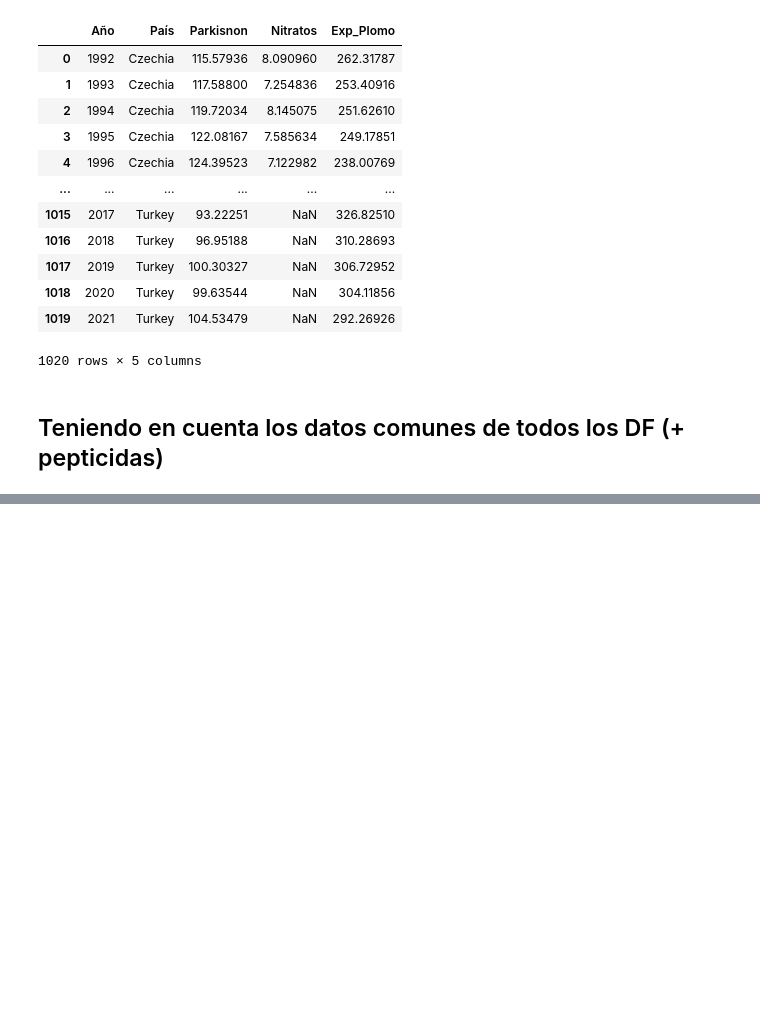
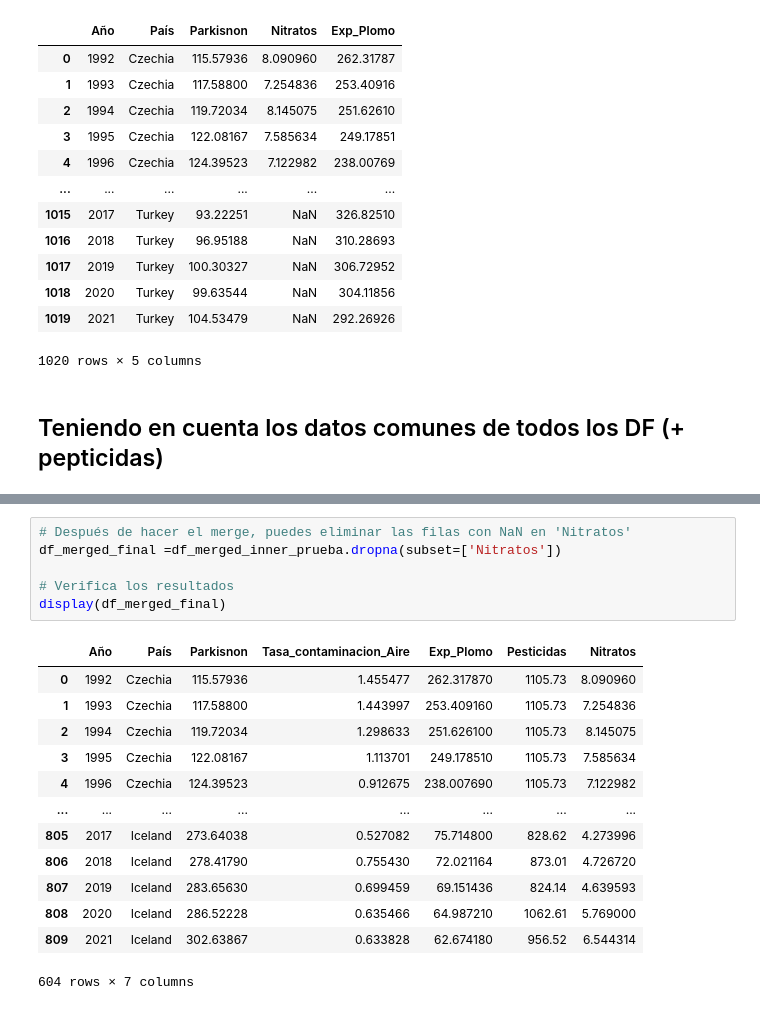
Before and after one commit to Lorenacalvoperez/Trabajo-Fin-de-Grado, a Jupyter notebook: SCRIPTS/DataFrames.ipynb, the cells around one changed output, grey strips where cells are left out. Drawn from its saved outputs; the diff is of its cells as text; blank space fills up the shorter version.

```diff
--- a/SCRIPTS/DataFrames.ipynb
+++ b/SCRIPTS/DataFrames.ipynb
@@ -481,0 +483,20 @@ display(df_merged_inner)
+# %%
+# Después de hacer el merge, puedes eliminar las filas con NaN en 'Nitratos'
+df_merged_final =df_merged_inner_prueba.dropna(subset=['Nitratos'])
+
+# Verifica los resultados
+display(df_merged_final)
+# %% [output]
+|  | Año | País | Parkisnon | Tasa_contaminacion_Aire | Exp_Plomo | Pesticidas | Nitratos |
+| 0 | 1992 | Czechia | 115.57936 | 1.455477 | 262.317870 | 1105.73 | 8.090960 |
+| 1 | 1993 | Czechia | 117.58800 | 1.443997 | 253.409160 | 1105.73 | 7.254836 |
+| 2 | 1994 | Czechia | 119.72034 | 1.298633 | 251.626100 | 1105.73 | 8.145075 |
+| 3 | 1995 | Czechia | 122.08167 | 1.113701 | 249.178510 | 1105.73 | 7.585634 |
+| 4 | 1996 | Czechia | 124.39523 | 0.912675 | 238.007690 | 1105.73 | 7.122982 |
+| ... | ... | ... | ... | ... | ... | ... | ... |
+| 805 | 2017 | Iceland | 273.64038 | 0.527082 | 75.714800 | 828.62 | 4.273996 |
+| 806 | 2018 | Iceland | 278.41790 | 0.755430 | 72.021164 | 873.01 | 4.726720 |
+| 807 | 2019 | Iceland | 283.65630 | 0.699459 | 69.151436 | 824.14 | 4.639593 |
+| 808 | 2020 | Iceland | 286.52228 | 0.635466 | 64.987210 | 1062.61 | 5.769000 |
+| 809 | 2021 | Iceland | 302.63867 | 0.633828 | 62.674180 | 956.52 | 6.544314 |
+604 rows × 7 columns
```
Also changed, not shown: parts of 4 cells of this notebook.
